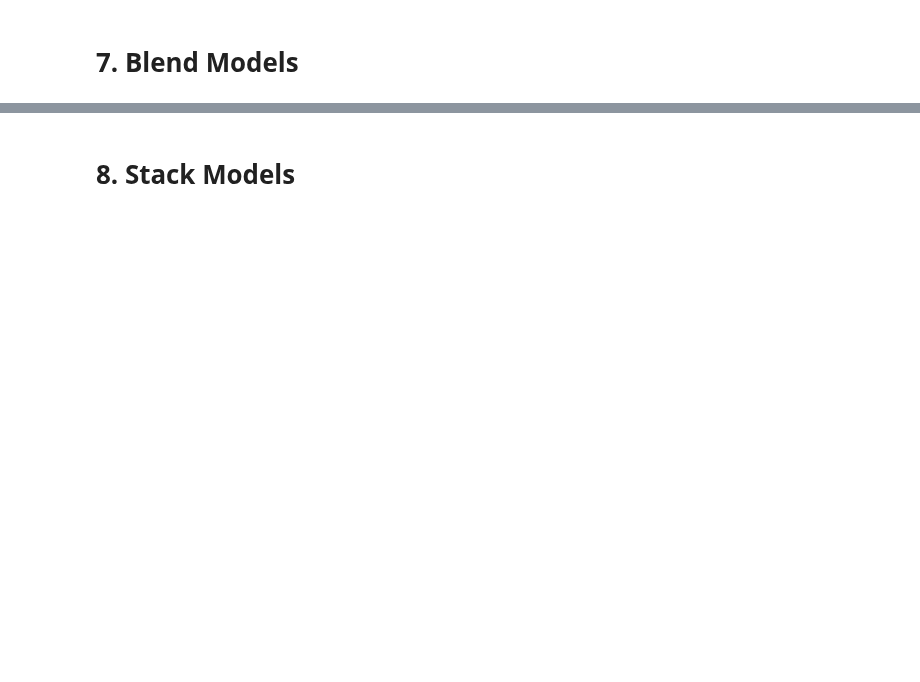
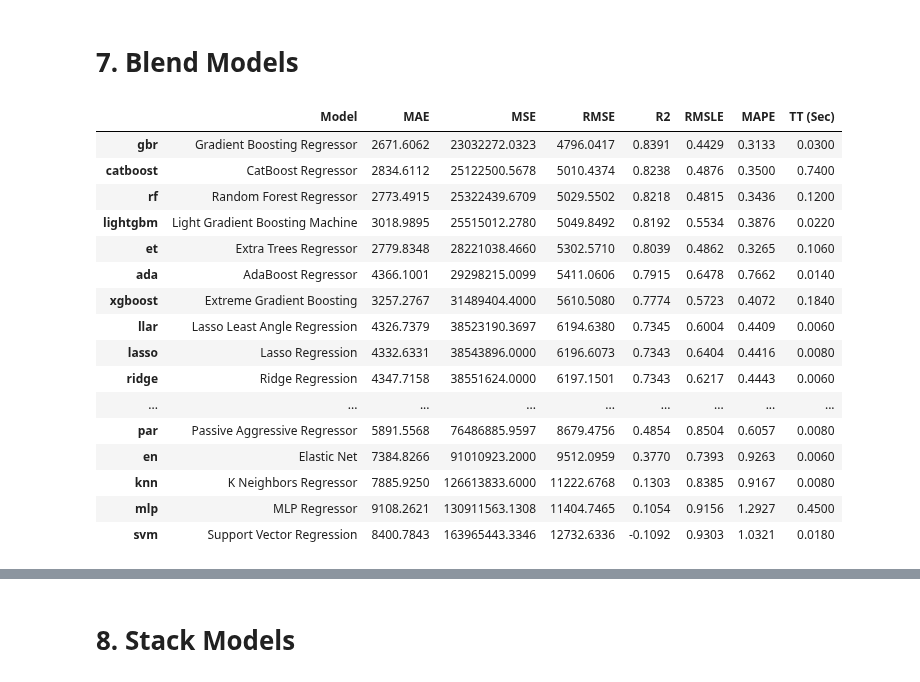
Before and after one commit to wilsonify/pycaret, a Jupyter notebook: examples/PyCaret 2 Regression.ipynb, the cells around one changed output, grey strips where cells are left out. Cells and saved outputs as stored; diff of their text form; code cells hidden in the pictures; blank space fills up the shorter version.

Commit message:
update regression example

```diff
--- a/examples/PyCaret 2 Regression.ipynb
+++ b/examples/PyCaret 2 Regression.ipynb
@@ -185,3 +184,23 @@ boosted_dt = ensemble_model(dt, method = 'Boosting')
 # %% [markdown]
 # 7. Blend Models
+# %%
+top_five = compare_models(n_select=5, fold = 5, include = list(models().index))
+# %% [output]
+|  | Model | MAE | MSE | RMSE | R2 | RMSLE | MAPE | TT (Sec) |
+| gbr | Gradient Boosting Regressor | 2671.6062 | 23032272.0323 | 4796.0417 | 0.8391 | 0.4429 | 0.3133 | 0.0300 |
+| catboost | CatBoost Regressor | 2834.6112 | 25122500.5678 | 5010.4374 | 0.8238 | 0.4876 | 0.3500 | 0.7400 |
+| rf | Random Forest Regressor | 2773.4915 | 25322439.6709 | 5029.5502 | 0.8218 | 0.4815 | 0.3436 | 0.1200 |
+| lightgbm | Light Gradient Boosting Machine | 3018.9895 | 25515012.2780 | 5049.8492 | 0.8192 | 0.5534 | 0.3876 | 0.0220 |
+| et | Extra Trees Regressor | 2779.8348 | 28221038.4660 | 5302.5710 | 0.8039 | 0.4862 | 0.3265 | 0.1060 |
+| ada | AdaBoost Regressor | 4366.1001 | 29298215.0099 | 5411.0606 | 0.7915 | 0.6478 | 0.7662 | 0.0140 |
+| xgboost | Extreme Gradient Boosting | 3257.2767 | 31489404.4000 | 5610.5080 | 0.7774 | 0.5723 | 0.4072 | 0.1840 |
+| llar | Lasso Least Angle Regression | 4326.7379 | 38523190.3697 | 6194.6380 | 0.7345 | 0.6004 | 0.4409 | 0.0060 |
+| lasso | Lasso Regression | 4332.6331 | 38543896.0000 | 6196.6073 | 0.7343 | 0.6404 | 0.4416 | 0.0080 |
+| ridge | Ridge Regression | 4347.7158 | 38551624.0000 | 6197.1501 | 0.7343 | 0.6217 | 0.4443 | 0.0060 |
+| ... | ... | ... | ... | ... | ... | ... | ... | ... |
+| par | Passive Aggressive Regressor | 5891.5568 | 76486885.9597 | 8679.4756 | 0.4854 | 0.8504 | 0.6057 | 0.0080 |
+| en | Elastic Net | 7384.8266 | 91010923.2000 | 9512.0959 | 0.3770 | 0.7393 | 0.9263 | 0.0060 |
+| knn | K Neighbors Regressor | 7885.9250 | 126613833.6000 | 11222.6768 | 0.1303 | 0.8385 | 0.9167 | 0.0080 |
+| mlp | MLP Regressor | 9108.2621 | 130911563.1308 | 11404.7465 | 0.1054 | 0.9156 | 1.2927 | 0.4500 |
+| svm | Support Vector Regression | 8400.7843 | 163965443.3346 | 12732.6336 | -0.1092 | 0.9303 | 1.0321 | 0.0180 |
 # %%
```
Also changed, not shown: parts of 28 cells of this notebook, 1 other file.
